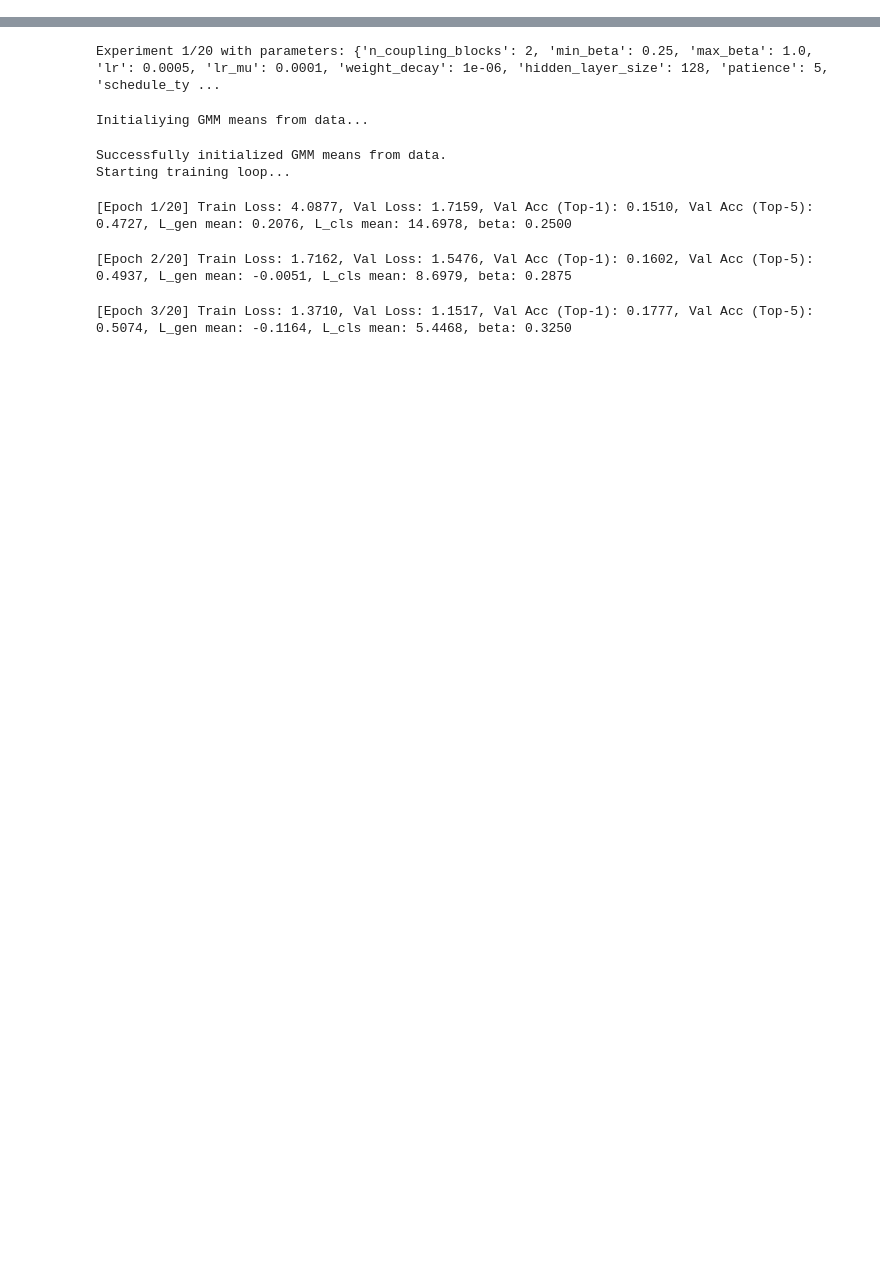
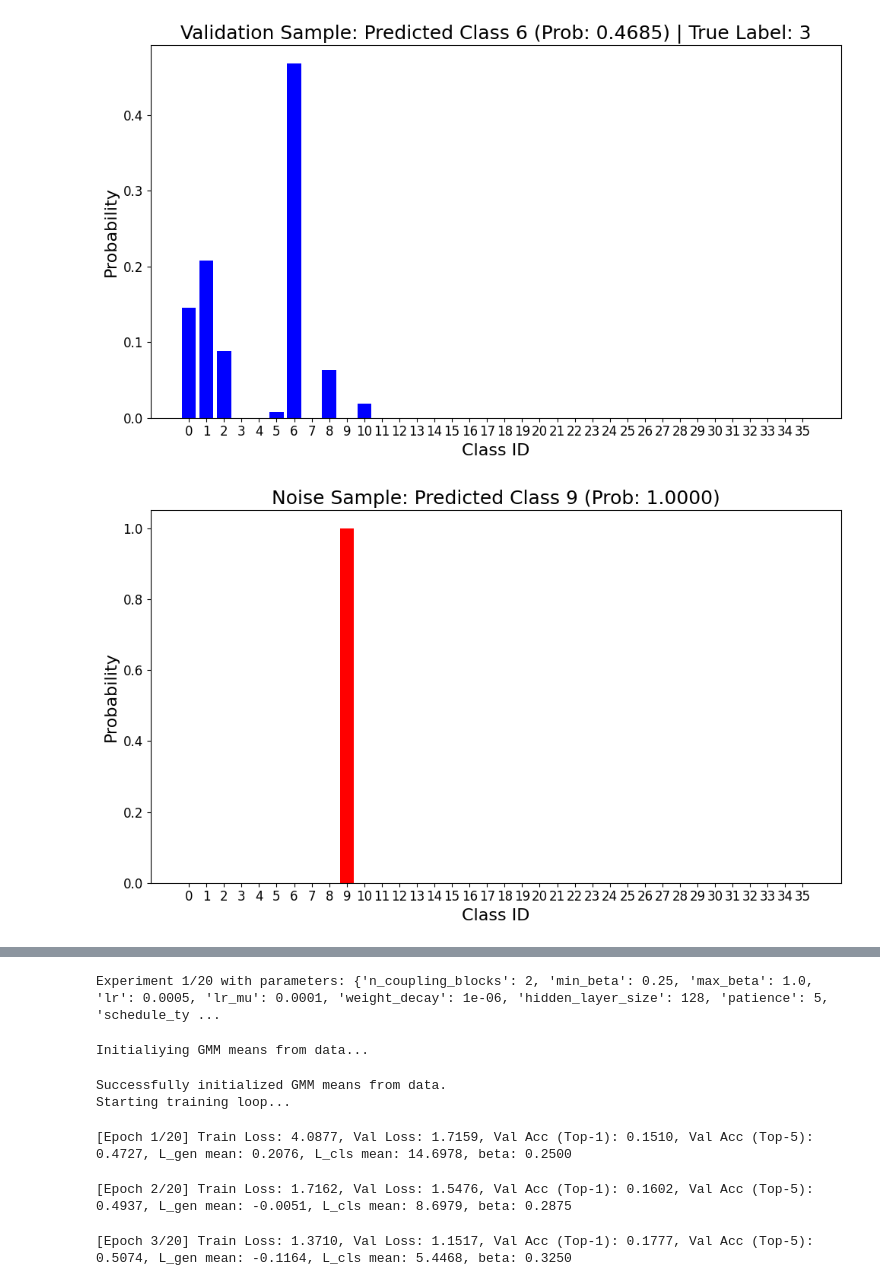
Before and after one commit to lklostermair/tum-adlr-wise24-17, a Jupyter notebook: affine_on_real_img_gmm.ipynb, the cells around one changed output, grey strips where cells are left out. Saved outputs shown, nothing was run; the diff lists cells and outputs as text; code cells hidden in the pictures; blank space fills up the shorter version.

```diff
--- a/affine_on_real_img_gmm.ipynb
+++ b/affine_on_real_img_gmm.ipynb
@@ -308,0 +800,65 @@ def train_inn_gmm(
+# %%
+import torch
+import numpy as np
+import matplotlib.pyplot as plt
+import random
+
+# -----------------------
+# Choose a random sample from the validation dataloader
+# -----------------------
+for x_batch, labels in val_loader:
+    # Randomly select an index from the current batch
+    idx = random.randint(0, x_batch.size(0) - 1)
+    x_sample_val = x_batch[idx:idx+1].to(device)  # Ensure shape (1, N_DIM)
+    true_label_val = labels[idx].item()
+    break  # Only need one batch
+
+# Classify the chosen validation sample
+inn.eval()
+gmm.eval()
+with torch.no_grad():
+    z_val, log_detJ_val = inn(x_sample_val)
+    dist_val = cluster_distances(z_val, gmm.mu)  # Shape: (1, n_classes)
+    y_val = -0.5 * dist_val
+    probs_val = torch.softmax(y_val, dim=1).squeeze(0).cpu().numpy()
+
+predicted_class_val = np.argmax(probs_val)
+predicted_prob_val  = probs_val[predicted_class_val]
+
+# Plot the probability distribution for the chosen validation sample
+plt.figure(figsize=(10, 6))
+plt.bar(np.arange(n_classes), probs_val, color='blue')
+plt.xlabel('Class ID')
+plt.ylabel('Probability')
+plt.title(f'Validation Sample: Predicted Class {predicted_class_val} (Prob: {predicted_prob_val:.4f}) | True Label: {true_label_val}')
+plt.xticks(np.arange(n_classes))
+plt.tight_layout()
+plt.show()
+
+# -----------------------
+# Generate a random noise sample
+# -----------------------
+x_noise = torch.randn(1, N_DIM).to(device)  # Generate noise with same dimensions
+
+# Classify the noise sample
+with torch.no_grad():
+    z_noise, log_detJ_noise = inn(x_noise)
+    dist_noise = cluster_distances(z_noise, gmm.mu)  # Shape: (1, n_classes)
+    y_noise = -0.5 * dist_noise
+    probs_noise = torch.softmax(y_noise, dim=1).squeeze(0).cpu().numpy()
+
+predicted_class_noise = np.argmax(probs_noise)
+predicted_prob_noise  = probs_noise[predicted_class_noise]
+
+# Plot the probability distribution for the noise sample
+plt.figure(figsize=(10, 6))
+plt.bar(np.arange(n_classes), probs_noise, color='red')
+plt.xlabel('Class ID')
+plt.ylabel('Probability')
+plt.title(f'Noise Sample: Predicted Class {predicted_class_noise} (Prob: {predicted_prob_noise:.4f})')
+plt.xticks(np.arange(n_classes))
+plt.tight_layout()
+plt.show()
+# %% [output]
+[figure, added]
+[figure, added]
```
Also changed, not shown: parts of 12 cells of this notebook, 4 other files.
